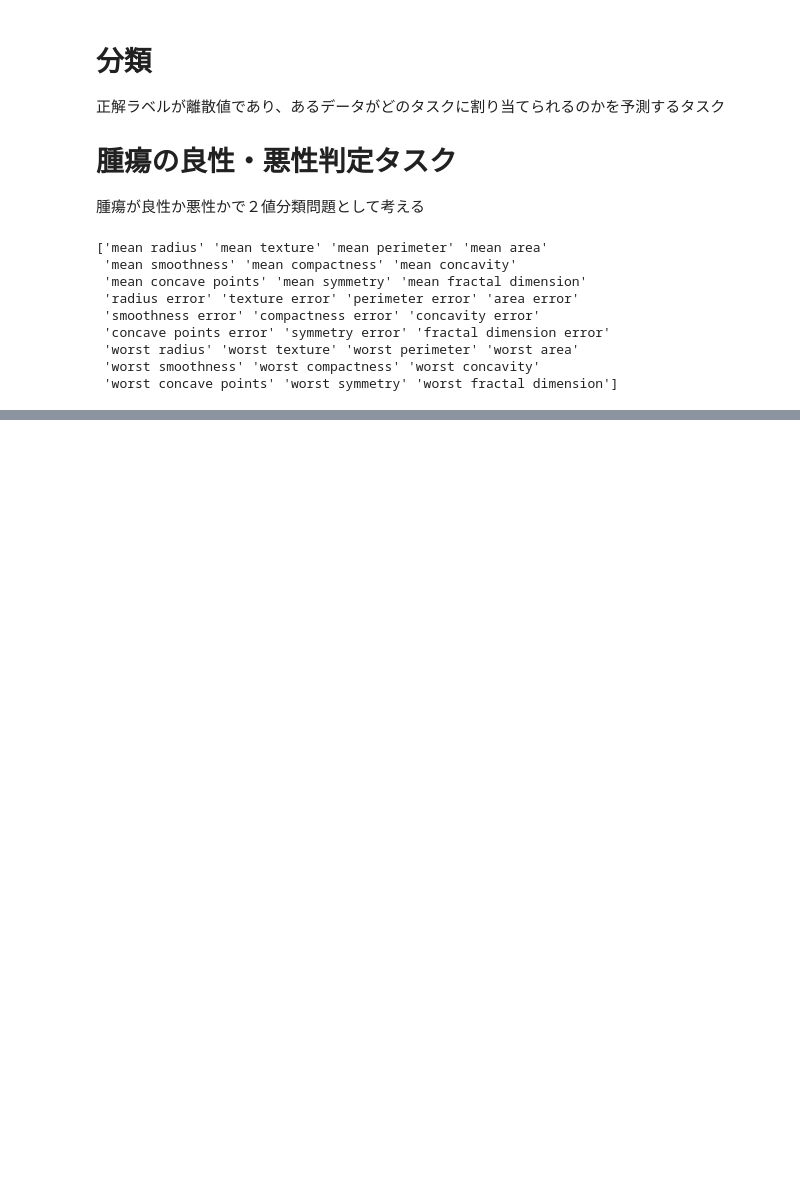
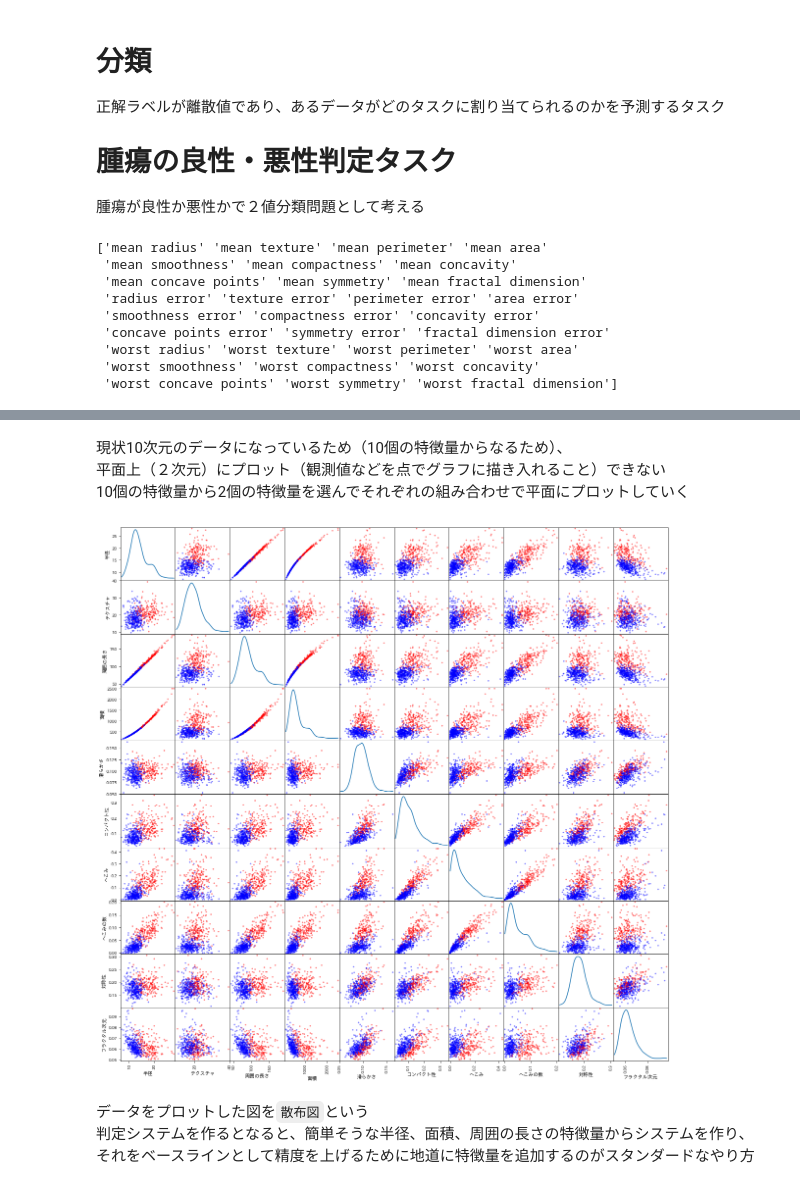
Before and after one commit to p-t-a-p-1/python-note, a Jupyter notebook: machinelearning/classfication.ipynb, the cells around one changed output, grey strips where cells are left out. Saved outputs shown, nothing was run; the diff lists cells and outputs as text; code cells hidden in the pictures; blank space fills up the shorter version.

```diff
--- a/machinelearning/classfication.ipynb
+++ b/machinelearning/classfication.ipynb
@@ -28,3 +28,7 @@ print(feature_names)
  'worst radius' 'worst texture' 'worst perimeter' 'worst area'
  'worst smoothness' 'worst compactness' 'worst concavity'
  'worst concave points' 'worst symmetry' 'worst fractal dimension']
+# %%
+# Xの全ての行と10列目までを取り出す
+X = X[:, :10]
+print(X)
@@ -30,0 +43,11 @@ print(feature_names)
+# %%
+# 日本語の特徴量名
+columns = ['半径', 'テクスチャ', '周囲の長さ', '面積', '滑らかさ', 'コンパクト性', 'へこみ', 'へこみの数', '対称性', 'フラクタル次元']
+# %%
+from pandas import DataFrame
+# 表形式のデータ
+df = DataFrame(data=X[:, :10], columns=columns)
+df['目的変数'] = y
+
+# 下から５行目を表示
+df.tail()
@@ -30,0 +74,20 @@ print(feature_names)
+# %% [markdown]
+現状10次元のデータになっているため（10個の特徴量からなるため）、
+平面上（２次元）にプロット（観測値などを点でグラフに描き入れること）できない
+10個の特徴量から2個の特徴量を選んでそれぞれの組み合わせで平面にプロットしていく
+# %%
+from matplotlib import pyplot
+pyplot.rcParams['font.family'] = 'IPAexGothic'
+from pandas.plotting import scatter_matrix
+# %%
+# 悪性の腫瘍を赤色、良性の腫瘍を青色にする
+colors = ['red' if v == 0 else 'blue' for v in y]
+
+# 散布図の描画
+axes = scatter_matrix(df[columns], figsize=(20, 20), diagonal='kde', c=colors)
+# %% [output]
+[figure, added]
+# %% [markdown]
+データをプロットした図を`散布図`という
+判定システムを作るとなると、簡単そうな半径、面積、周囲の長さの特徴量からシステムを作り、
+それをベースラインとして精度を上げるために地道に特徴量を追加するのがスタンダードなやり方
```
Also changed, not shown: parts of 3 cells of this notebook.
